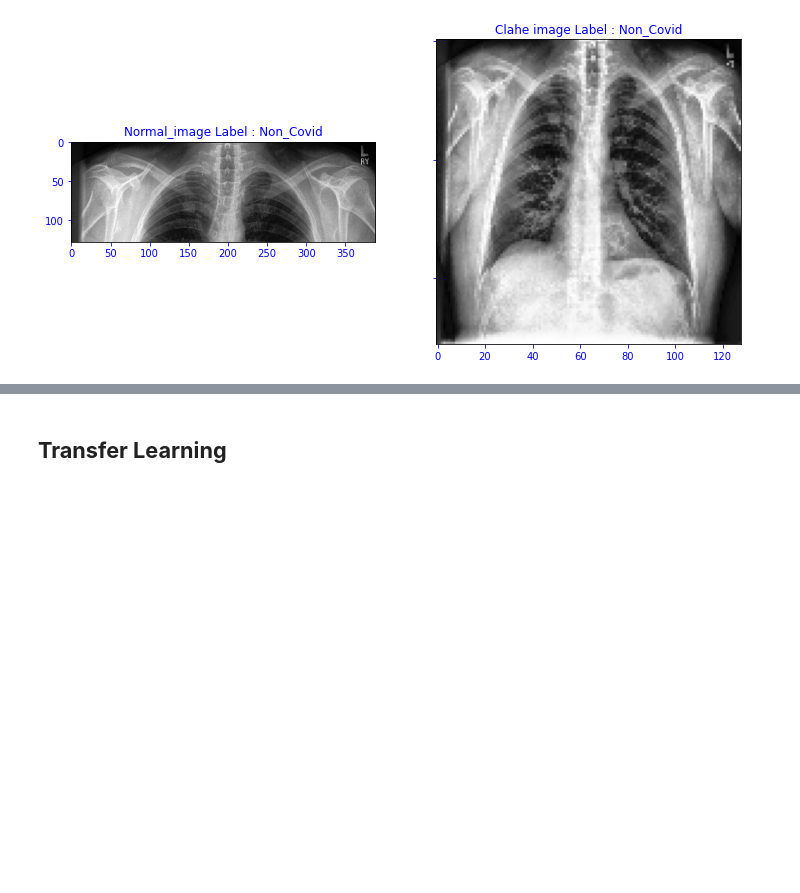
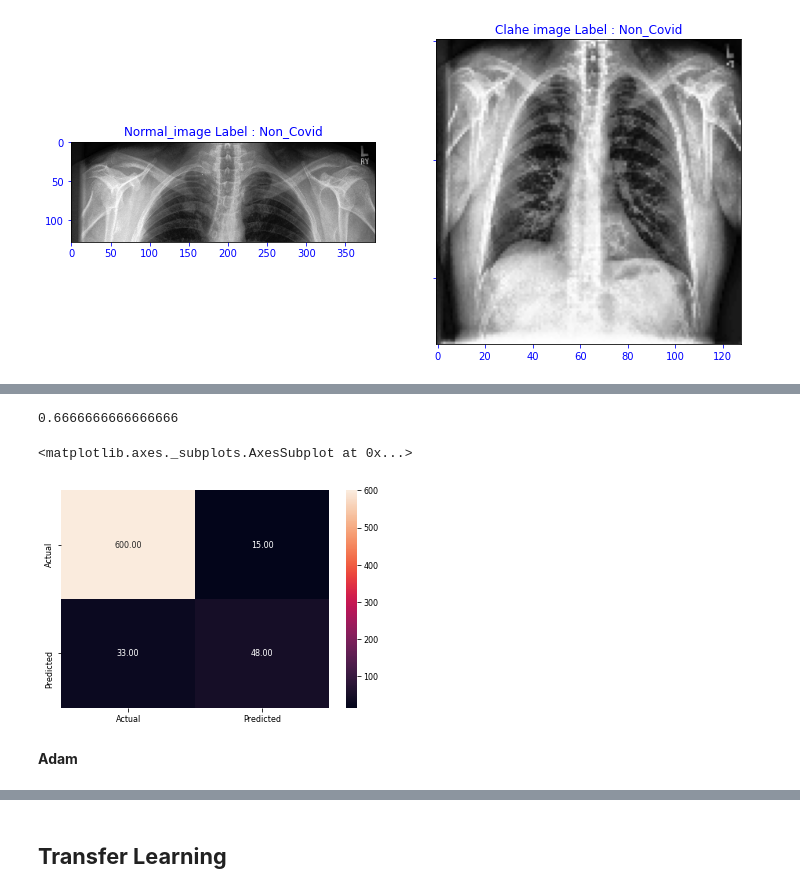
Before and after one commit to plaban1981/Dphi_hackathon, a Jupyter notebook: Detect_Covid_19_through_X_ray_images_of_Patients.ipynb, the cells around one changed output, grey strips where cells are left out. Drawn from its saved outputs; the diff is of its cells as text; code cells hidden in the pictures; blank space fills up the shorter version.

```diff
--- a/Detect_Covid_19_through_X_ray_images_of_Patients.ipynb
+++ b/Detect_Covid_19_through_X_ray_images_of_Patients.ipynb
@@ -122,0 +506,13 @@ Text(0.5, 1.0, 'Clahe image Label : Non_Covid')
+# %%
+STEP_SIZE =8
+# %%
+stepSize = STEP_SIZE * (trainX1.shape[0] // BATCH_SIZE)
+clr = CyclicLR(mode=CLR_METHOD,base_lr=MIN_LR,max_lr=MAX_LR,step_size=stepSize)
+# %%
+BS=32
+history = model.fit(
+	train_generator,
+	steps_per_epoch=len(trainX1) // BS,
+	validation_data=validation_generator,
+	validation_steps=len(testX1) // BS,
+	epochs=30,class_weight={0:1,1:2},callbacks=[clr])
@@ -122,0 +537,21 @@ Text(0.5, 1.0, 'Clahe image Label : Non_Covid')
+# %%
+preds = model.predict(testX1)
+prediction = []
+for value in preds:
+  if value < 0.5:
+    prediction.append(0)
+  else:
+    prediction.append(1)
+f1_score(testY1,prediction)
+# %% [output]
+0.6666666666666666
+# %%
+import seaborn as sns
+from sklearn.metrics import confusion_matrix
+cf = confusion_matrix(testY1,prediction)
+sns.heatmap(cf,annot=True,fmt=".2f",xticklabels=['Actual','Predicted'],yticklabels=['Actual','Predicted'])
+# %% [output]
+<matplotlib.axes._subplots.AxesSubplot at 0x...>
+[figure, added]
+# %% [markdown]
+**Adam**
```
Also changed, not shown: parts of 109 cells of this notebook.
